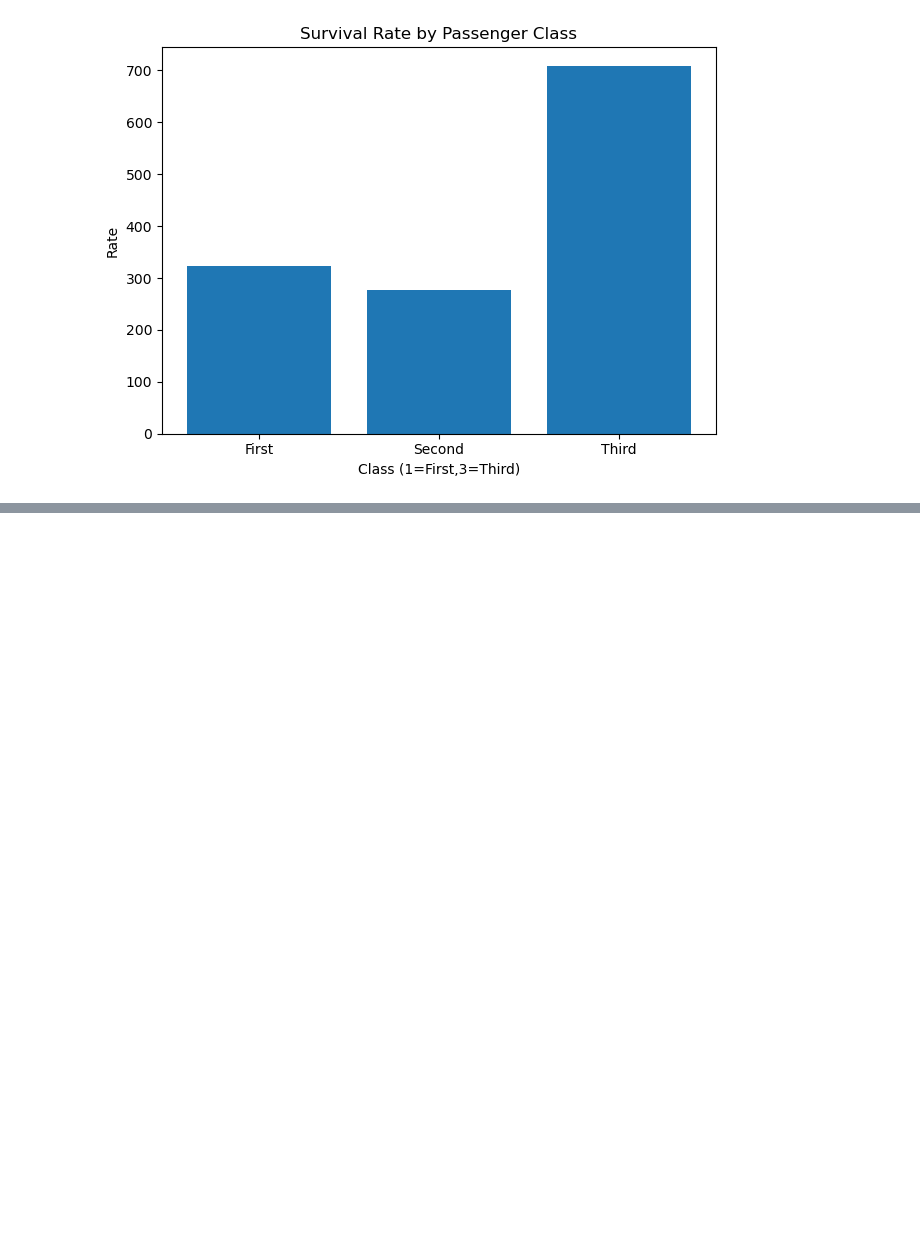
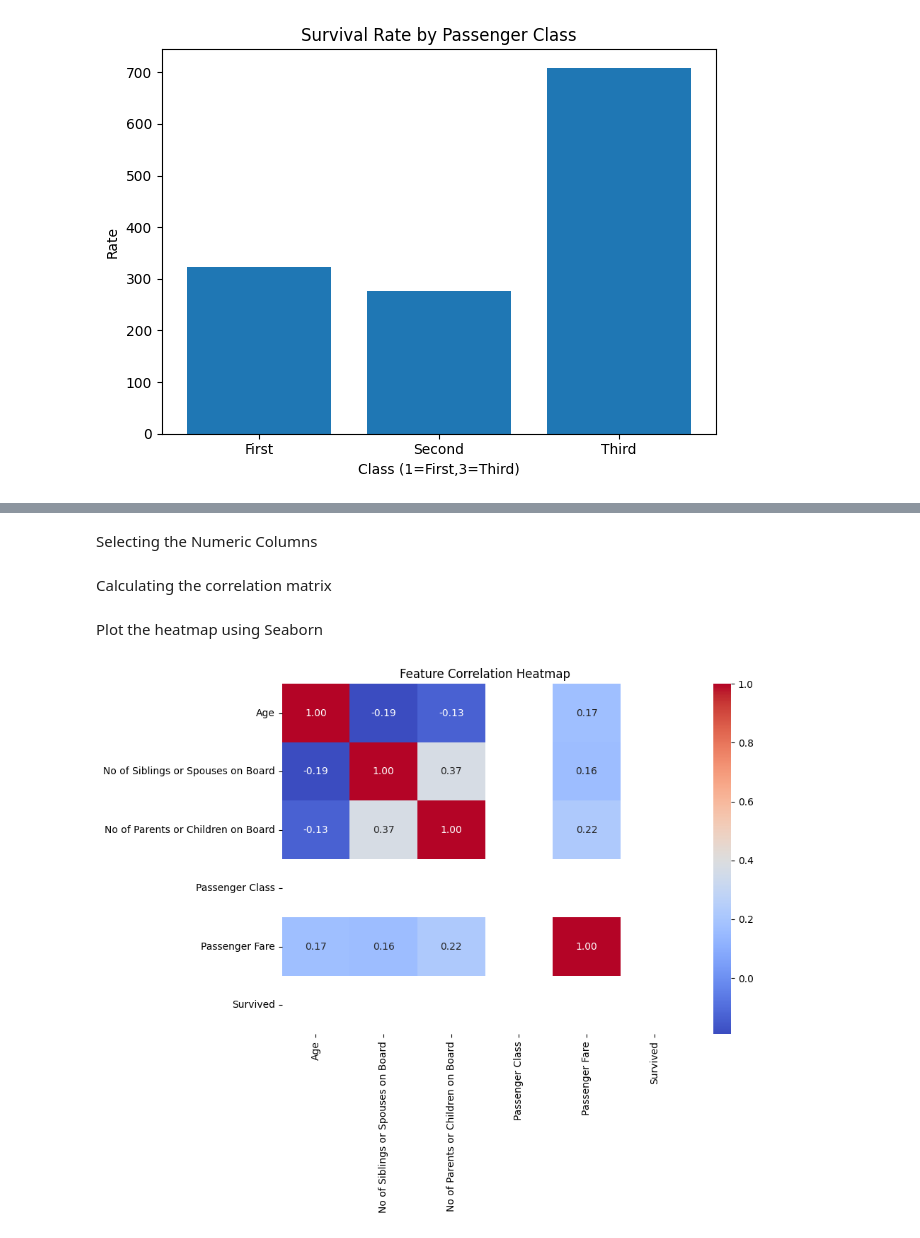
Before and after one commit to MechaMask/algqn_applied_ai_presentation, a Jupyter notebook: Titanic_Presnetation.ipynb, the cells around one changed output, grey strips where cells are left out. Saved outputs shown, nothing was run; the diff lists cells and outputs as text; code cells hidden in the pictures; blank space fills up the shorter version.

Commit message:
Add correlation heatmap to analysis script

```diff
--- a/Titanic_Presnetation.ipynb
+++ b/Titanic_Presnetation.ipynb
@@ -97,0 +105,28 @@ plt.tight_layout(); plt.show()
+# %% [markdown]
+Selecting the Numeric Columns
+# %%
+numeric_cols = ["Age",
+                "No of Siblings or Spouses on Board",
+                "No of Parents or Children on Board",
+                "Passenger Class",
+                "Passenger Fare",
+                "Survived"]
+# %% [markdown]
+Calculating the correlation matrix
+# %%
+corr_matrix = cleaned_data[numeric_cols].apply(pd.to_numeric, errors='coerce').corr()
+# %% [markdown]
+Plot the heatmap using Seaborn
+# %%
+plt.figure(figsize=(10, 8))
+sns.heatmap(
+    corr_matrix,
+    annot=True,
+    fmt=".2f",      # Format numbers to 2 decimal places
+    cmap="coolwarm"
+)
+plt.title("Feature Correlation Heatmap")
+plt.tight_layout()
+plt.show()
+# %% [output]
+[figure, added]
```
Also changed, not shown: parts of 3 cells of this notebook.
